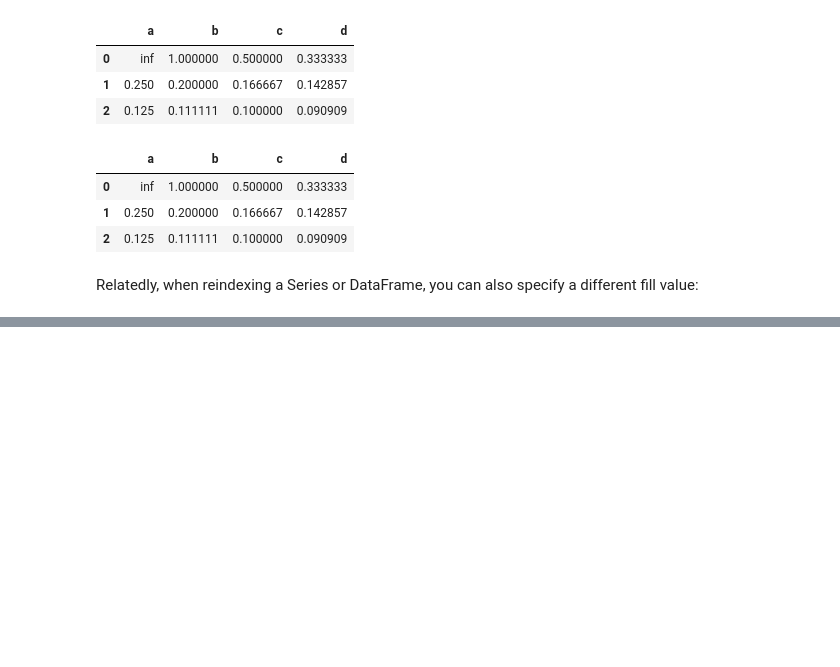
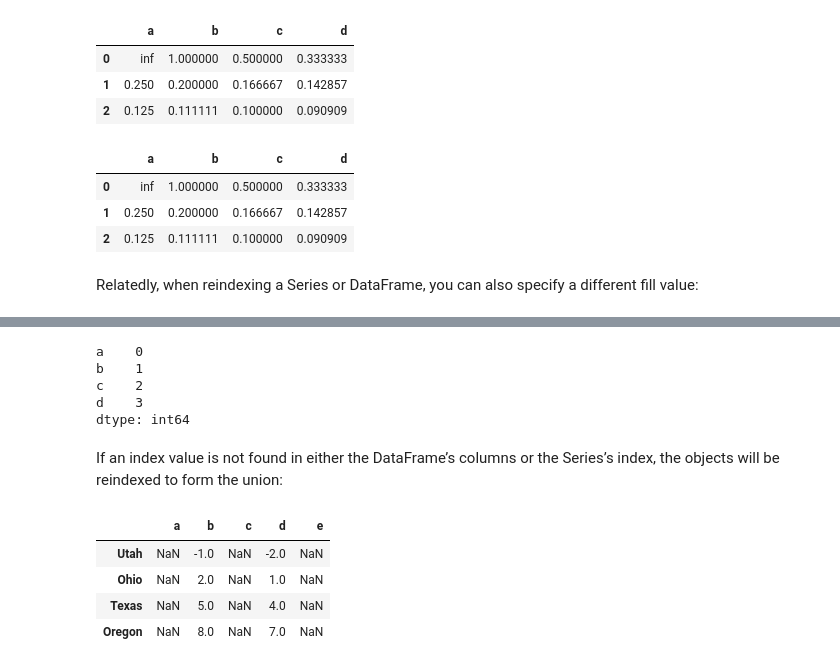
Before and after one commit to navneet-srivastava/python-data-analysis, a Jupyter notebook: pandas_tut.ipynb, the cells around one changed output, grey strips where cells are left out. Drawn from its saved outputs; the diff is of its cells as text; code cells hidden in the pictures; blank space fills up the shorter version.

```diff
--- a/pandas_tut.ipynb
+++ b/pandas_tut.ipynb
@@ -1423,0 +1459,20 @@ df1.reindex(columns = df2.columns, fill_value = 0)
+# %%
+series2 = pd.Series(range(4), index=["a", "b", "c", "d"])
+series2
+# %% [output]
+a    0
+b    1
+c    2
+d    3
+dtype: int64
+# %% [markdown]
+If an index value is not found in either the DataFrame’s columns or the Series’s index,
+the objects will be reindexed to form the union:
+# %%
+frame - series2
+# %% [output]
+|  | a | b | c | d | e |
+| Utah | NaN | -1.0 | NaN | -2.0 | NaN |
+| Ohio | NaN | 2.0 | NaN | 1.0 | NaN |
+| Texas | NaN | 5.0 | NaN | 4.0 | NaN |
+| Oregon | NaN | 8.0 | NaN | 7.0 | NaN |
```
Also changed, not shown: parts of 12 cells of this notebook.
